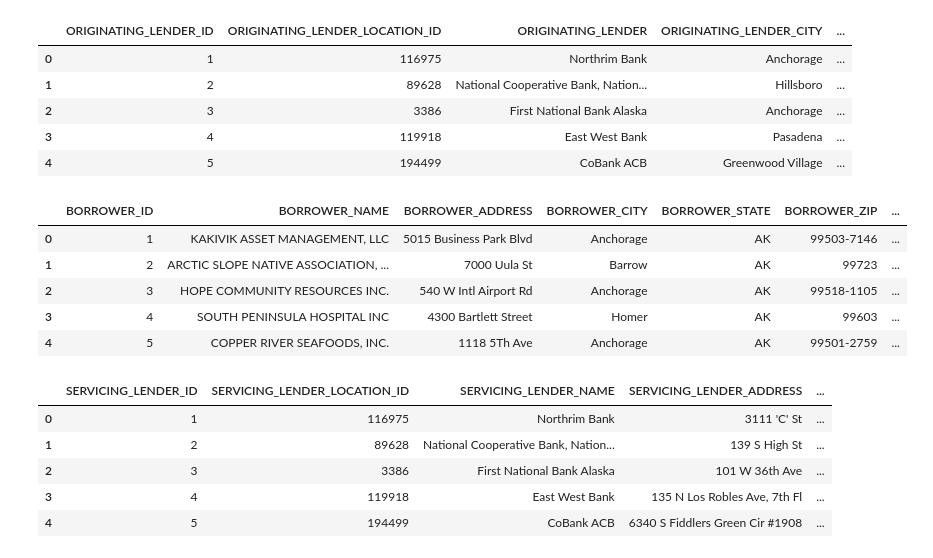
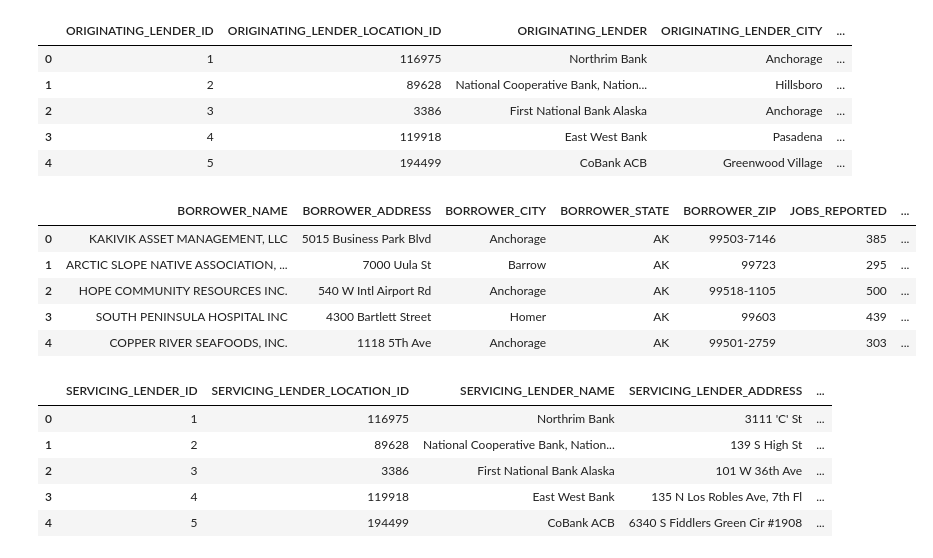
Before and after one commit to joseASC6/PPP_loan_analysis, a Jupyter notebook: programming_scripts/transform_and_load_data.ipynb, the cells around one changed output. Drawn from its saved outputs; the diff is of its cells as text; code cells hidden in the pictures.

```diff
--- a/programming_scripts/transform_and_load_data.ipynb
+++ b/programming_scripts/transform_and_load_data.ipynb
@@ -394,6 +394,7 @@ def reformat_ppp_loan_data():
     df_ppp['BORROWER_CITY'] = df_ppp['BORROWER_CITY'].str.title()
     df_ppp['ORIGINATING_LENDER_CITY'] = df_ppp['ORIGINATING_LENDER_CITY'].str.title()
     df_ppp['SERVICING_LENDER_CITY'] = df_ppp['SERVICING_LENDER_CITY'].str.title()
+    df_ppp['PROJECT_COUNTY_NAME'] = df_ppp['PROJECT_COUNTY_NAME'].str.title()
 
     #df_ppp['LOAN_NUMBER'] = df_ppp['LOAN_NUMBER'].astype(int)
     df_ppp['DATE_APPROVED_ID'] = df_ppp['DATE_APPROVED_ID'].astype(int)
@@ -477,7 +478,6 @@ dim_sba_office.head()
 | 3 | 405 |
 | 4 | 669 |
 # %%
-dim_geography = pd.DataFrame(columns=['GEOFIPS', 'GEONAME', 'PROJECT_COUNTY_NAME', 'PROJECT_STATE'])
 """
 GEOFIPS and GEO_NAME are from the GDP data
 PROJECT_COUNTY_NAME and PROJECT_STATE are a needed reference for the PPP data
@@ -509,5 +509,17 @@ dim_geography.loc[dim_geography['GEOFIPS'].str.endswith('000'), 'PROJECT_COUNTY_
 
 # Reset the GEO_FIPS to int
 dim_geography['GEOFIPS'] = dim_geography['GEOFIPS'].astype(int)
-dim_geography.head()
+
+# In the clean_ppp_data, create the GEONAME column using the PROJECT_STATE and PROJECT_COUNTY_NAME
+clean_ppp_data['GEO_NAME'] = clean_ppp_data['PROJECT_COUNTY_NAME'] + ', ' + clean_ppp_data['PROJECT_STATE']
+
+#Show me the PROJECT_STATE and PROJECT_COUNTY_NAME, GEO_NAME head in the clean_ppp_data
+clean_ppp_data[['PROJECT_STATE', 'PROJECT_COUNTY_NAME', 'GEO_NAME']].head()
+
+
+# Merge the clean_ppp_data with the dim_geography to get the GEO_FIPS
+clean_ppp_data = clean_ppp_data.merge(dim_geography[['GEO_NAME', 'GEOFIPS']], on='GEO_NAME', how='left', suffixes=('', '_dim_geography'))
+# Make GEO_FIPS as int
+
+clean_ppp_data.tail()
 # %% [output]
@@ -523,6 +536,9 @@ dim_originating_lender["ORIGINATING_LENDER_ID"] = range(1, len(dim_originating_l
 # Change column order
 dim_originating_lender = dim_originating_lender[['ORIGINATING_LENDER_ID', 'ORIGINATING_LENDER_LOCATION_ID', 'ORIGINATING_LENDER', 'ORIGINATING_LENDER_CITY', 'ORIGINATING_LENDER_STATE']]
 dim_originating_lender = dim_originating_lender.reset_index(drop=True)
+
+clean_ppp_data = clean_ppp_data.merge(dim_originating_lender[['ORIGINATING_LENDER_LOCATION_ID', 'ORIGINATING_LENDER_ID']], on='ORIGINATING_LENDER_LOCATION_ID', how='left', suffixes=('', '_dim_originating_lender'))
+
 dim_originating_lender.head()
 # %% [output]
 |  | ORIGINATING_LENDER_ID | ORIGINATING_LENDER_LOCATION_ID | ORIGINATING_LENDER | ORIGINATING_LENDER_CITY | ... |
@@ -534,17 +550,18 @@ dim_originating_lender.head()
 # %%
 dim_borrower = clean_ppp_data[['BORROWER_NAME', 'BORROWER_ADDRESS', 'BORROWER_CITY', 'BORROWER_STATE', 'BORROWER_ZIP', 'JOBS_REPORTED']].drop_duplicates()
 dim_borrower["BORROWER_ID"] = range(1, len(dim_borrower) + 1)
 # Change the column order
-dim_borrower = dim_borrower[['BORROWER_ID', 'BORROWER_NAME', 'BORROWER_ADDRESS', 'BORROWER_CITY', 'BORROWER_STATE', 'BORROWER_ZIP', 'JOBS_REPORTED']]
 dim_borrower = dim_borrower.reset_index(drop=True)
+
+clean_ppp_data = clean_ppp_data.merge(dim_borrower[['BORROWER_NAME', 'BORROWER_ADDRESS', 'BORROWER_CITY', 'BORROWER_STATE', 'BORROWER_ZIP', 'BORROWER_ID']], on=['BORROWER_NAME', 'BORROWER_ADDRESS', 'BORROWER_CITY', 'BORROWER_STATE', 'BORROWER_ZIP'], how='left', suffixes=('', '_dim_borrower'))
 dim_borrower.head()
 # %% [output]
-|  | BORROWER_ID | BORROWER_NAME | BORROWER_ADDRESS | BORROWER_CITY | BORROWER_STATE | BORROWER_ZIP | ... |
-| 0 | 1 | KAKIVIK ASSET MANAGEMENT, LLC | 5015 Business Park Blvd | Anchorage | AK | 99503-7146 | ... |
-| 1 | 2 | ARCTIC SLOPE NATIVE ASSOCIATION, ... | 7000 Uula St | Barrow | AK | 99723 | ... |
-| 2 | 3 | HOPE COMMUNITY RESOURCES INC. | 540 W Intl Airport Rd | Anchorage | AK | 99518-1105 | ... |
-| 3 | 4 | SOUTH PENINSULA HOSPITAL INC | 4300 Bartlett Street | Homer | AK | 99603 | ... |
-| 4 | 5 | COPPER RIVER SEAFOODS, INC. | 1118 5Th Ave | Anchorage | AK | 99501-2759 | ... |
+|  | BORROWER_NAME | BORROWER_ADDRESS | BORROWER_CITY | BORROWER_STATE | BORROWER_ZIP | JOBS_REPORTED | ... |
+| 0 | KAKIVIK ASSET MANAGEMENT, LLC | 5015 Business Park Blvd | Anchorage | AK | 99503-7146 | 385 | ... |
+| 1 | ARCTIC SLOPE NATIVE ASSOCIATION, ... | 7000 Uula St | Barrow | AK | 99723 | 295 | ... |
+| 2 | HOPE COMMUNITY RESOURCES INC. | 540 W Intl Airport Rd | Anchorage | AK | 99518-1105 | 500 | ... |
+| 3 | SOUTH PENINSULA HOSPITAL INC | 4300 Bartlett Street | Homer | AK | 99603 | 439 | ... |
+| 4 | COPPER RIVER SEAFOODS, INC. | 1118 5Th Ave | Anchorage | AK | 99501-2759 | 303 | ... |
 # %%
 dim_servicing_lender = clean_ppp_data[['SERVICING_LENDER_LOCATION_ID', 'SERVICING_LENDER_NAME', 'SERVICING_LENDER_ADDRESS', 'SERVICING_LENDER_CITY', 'SERVICING_LENDER_STATE', 'SERVICING_LENDER_ZIP']].drop_duplicates()
 dim_servicing_lender["SERVICING_LENDER_ID"] = range(1, len(dim_servicing_lender) + 1)
```
Also changed, not shown: parts of 8 cells of this notebook.
